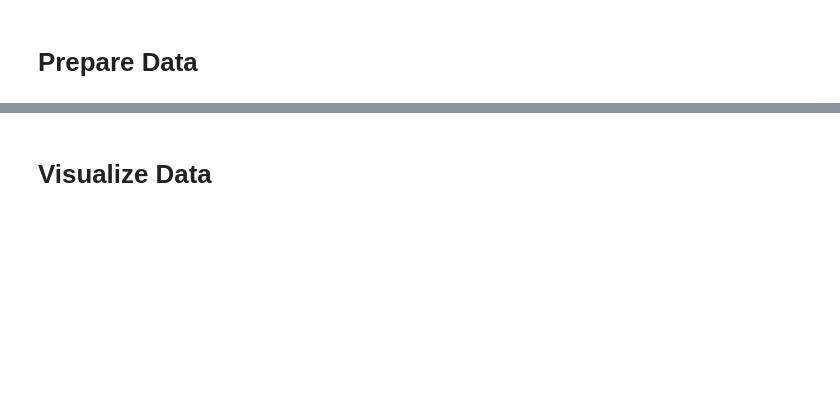
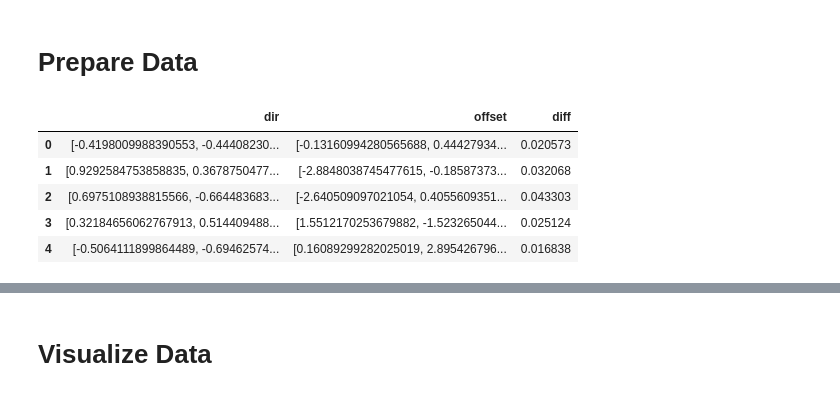
Before and after one commit to mghrear/3D_Heteroscedastic_Convnet, a Jupyter notebook: 3D_CNN.ipynb, the cells around one changed output, grey strips where cells are left out. Cells and saved outputs as stored; diff of their text form; code cells hidden in the pictures; blank space fills up the shorter version.

```diff
--- a/3D_CNN.ipynb
+++ b/3D_CNN.ipynb
@@ -19,4 +15,15 @@ import mytools
 # %% [markdown]
 # Prepare Data
+# %%
+# Read pandas dataframe with all information about sparse training tensors
+st_info = pd.read_pickle('/home/majd/sparse_training_tensors/sparse_tensor_info.pk')
+st_info.head()
+# %% [output]
+|  | dir | offset | diff |
+| 0 | [-0.4198009988390553, -0.44408230... | [-0.13160994280565688, 0.44427934... | 0.020573 |
+| 1 | [0.9292584753858835, 0.3678750477... | [-2.8848038745477615, -0.18587373... | 0.032068 |
+| 2 | [0.6975108938815566, -0.664483683... | [-2.640509097021054, 0.4055609351... | 0.043303 |
+| 3 | [0.32184656062767913, 0.514409488... | [1.5512170253679882, -1.523265044... | 0.025124 |
+| 4 | [-0.5064111899864489, -0.69462574... | [0.16089299282025019, 2.895426796... | 0.016838 |
 # %%
 # Make custom dataset
```
Also changed, not shown: parts of 8 cells of this notebook, 5 other files.
